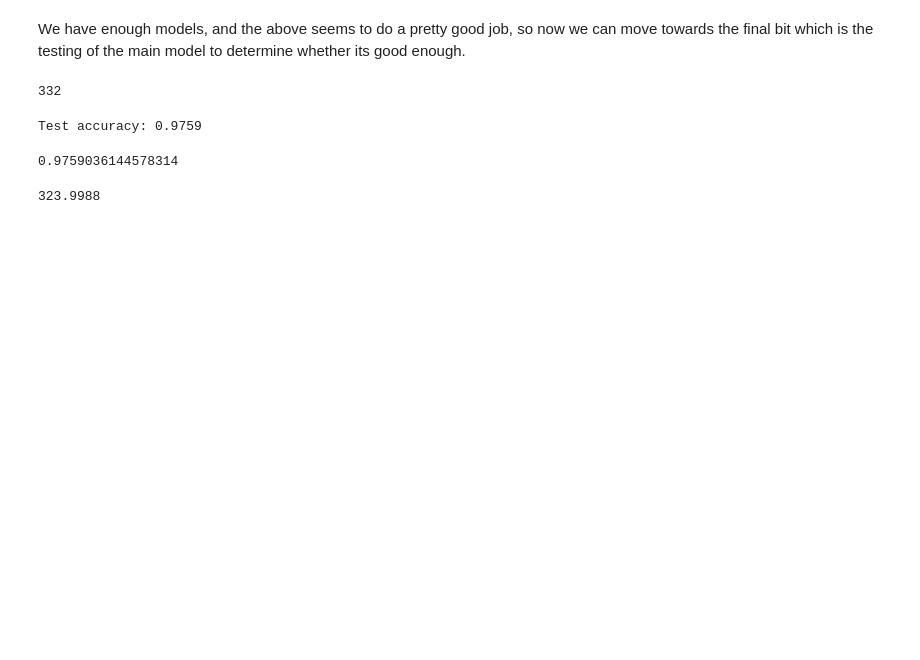
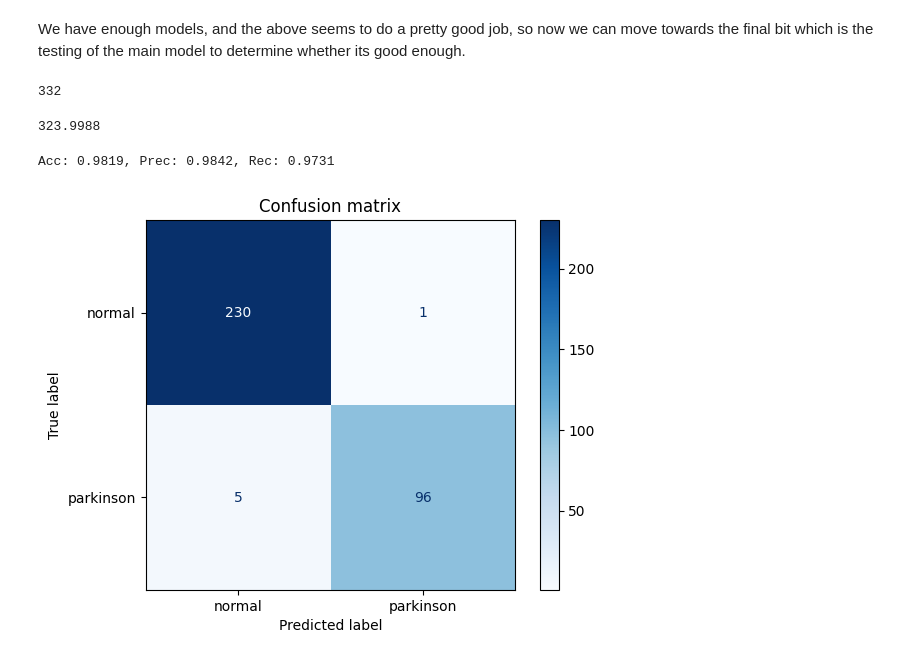
Before and after one commit to Aditsmishra2005/APS360---Project, a Jupyter notebook: Parkinsons_Pathfinder_APS360.ipynb, the cells around one changed output. Saved outputs shown, nothing was run; the diff lists cells and outputs as text; code cells hidden in the pictures; blank space fills up the shorter version.

```diff
--- a/Parkinsons_Pathfinder_APS360.ipynb
+++ b/Parkinsons_Pathfinder_APS360.ipynb
@@ -648,13 +729,12 @@ We have enough models, and the above seems to do a pretty good job, so now we ca
 print(len(test_dataset))
 # %% [output]
 332
-# %%
-best_model = model4
-test_accuracy(best_model, test_dataset)
-# %% [output]
-Test accuracy: 0.9759
-0.9759036144578314
 # %%
 print(len(test_dataset)*0.9759)
 # %% [output]
 323.9988
+# %%
+acc, prec, rec = eval_metrics(model4, test_dataset, batchsize=32, classes=classes)
+# %% [output]
+Acc: 0.9819, Prec: 0.9842, Rec: 0.9731
+[figure, added]
```
Also changed, not shown: parts of 22 cells of this notebook.
